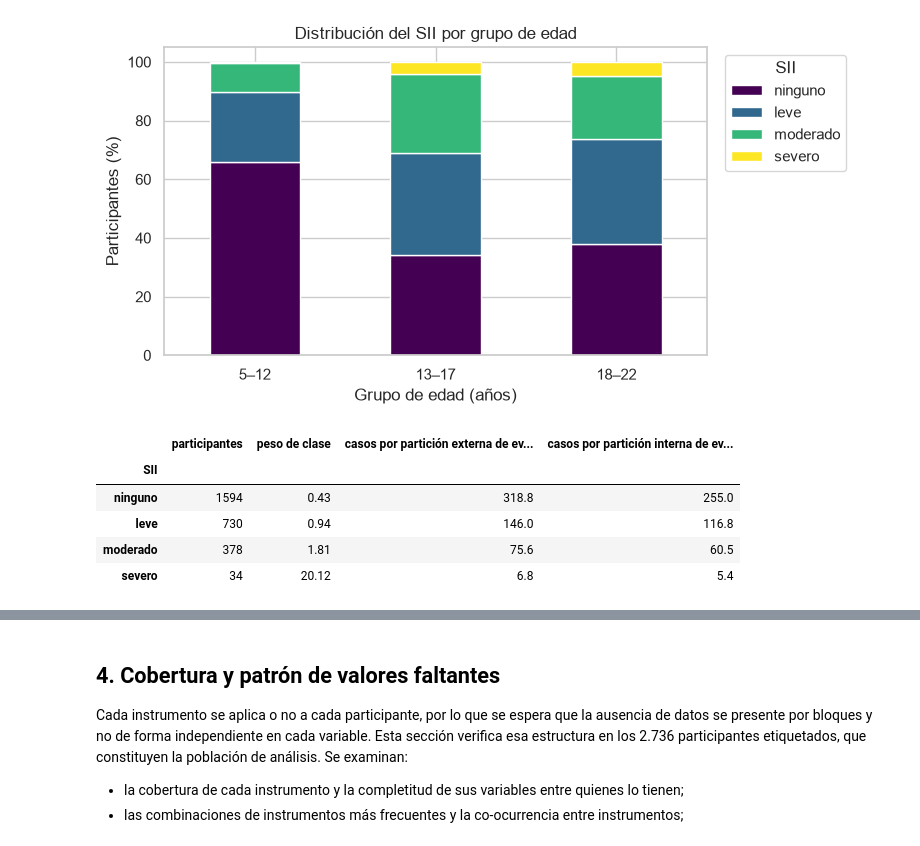
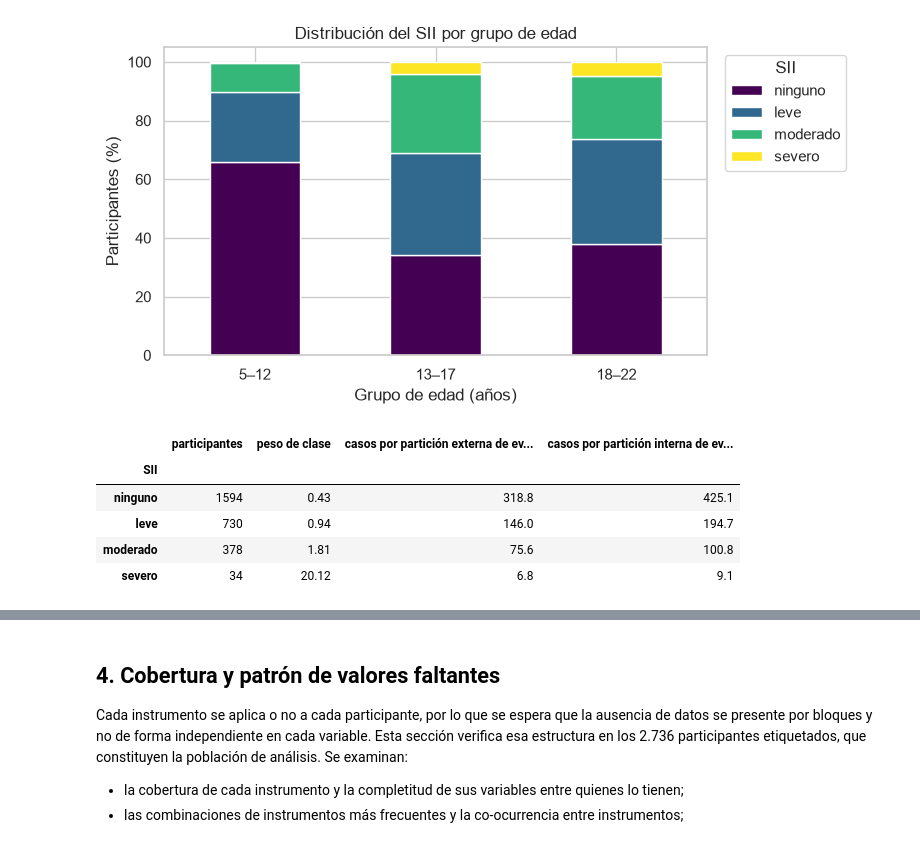
Before and after one commit to juanestebancg2806/piu-severity-prediction, a Jupyter notebook: notebooks/01_eda.ipynb, the cells around one changed output, grey strips where cells are left out. Cells and saved outputs as stored; diff of their text form; code cells hidden in the pictures.

```diff
--- a/notebooks/01_eda.ipynb
+++ b/notebooks/01_eda.ipynb
@@ -745,33 +745,36 @@ plt.show()
 # %% [output]
 [figure]
 # %%
-N_PARTICIONES = 5
+N_PARTICIONES_EXTERNAS = 5
+N_PARTICIONES_INTERNAS = 3
 
 conteo_clases = train.loc[etiquetados, "sii"].astype(int).value_counts().sort_index()
 n_etiquetados = conteo_clases.sum()
 n_clases = len(conteo_clases)
 
 pesos_clase = pd.DataFrame(
     {
         "participantes": conteo_clases,
         "peso de clase": (n_etiquetados / (n_clases * conteo_clases)).round(2),
         "casos por partición externa de evaluación": (
-            conteo_clases / N_PARTICIONES
+            conteo_clases / N_PARTICIONES_EXTERNAS
         ).round(1),
         "casos por partición interna de evaluación": (
-            conteo_clases * (N_PARTICIONES - 1) / N_PARTICIONES**2
+            conteo_clases
+            * (N_PARTICIONES_EXTERNAS - 1)
+            / (N_PARTICIONES_EXTERNAS * N_PARTICIONES_INTERNAS)
         ).round(1),
     }
 ).rename(index=NIVELES_SII)
 pesos_clase.index.name = "SII"
 pesos_clase
 # %% [output]
 |  | participantes | peso de clase | casos por partición externa de ev... | casos por partición interna de ev... |
 | SII |  |  |  |  |
-| ninguno | 1594 | 0.43 | 318.8 | 255.0 |
-| leve | 730 | 0.94 | 146.0 | 116.8 |
-| moderado | 378 | 1.81 | 75.6 | 60.5 |
-| severo | 34 | 20.12 | 6.8 | 5.4 |
+| ninguno | 1594 | 0.43 | 318.8 | 425.1 |
+| leve | 730 | 0.94 | 146.0 | 194.7 |
+| moderado | 378 | 1.81 | 75.6 | 100.8 |
+| severo | 34 | 20.12 | 6.8 | 9.1 |
 # %% [markdown]
 ### Conclusión
 
```
Also changed, not shown: parts of 4 cells of this notebook.
